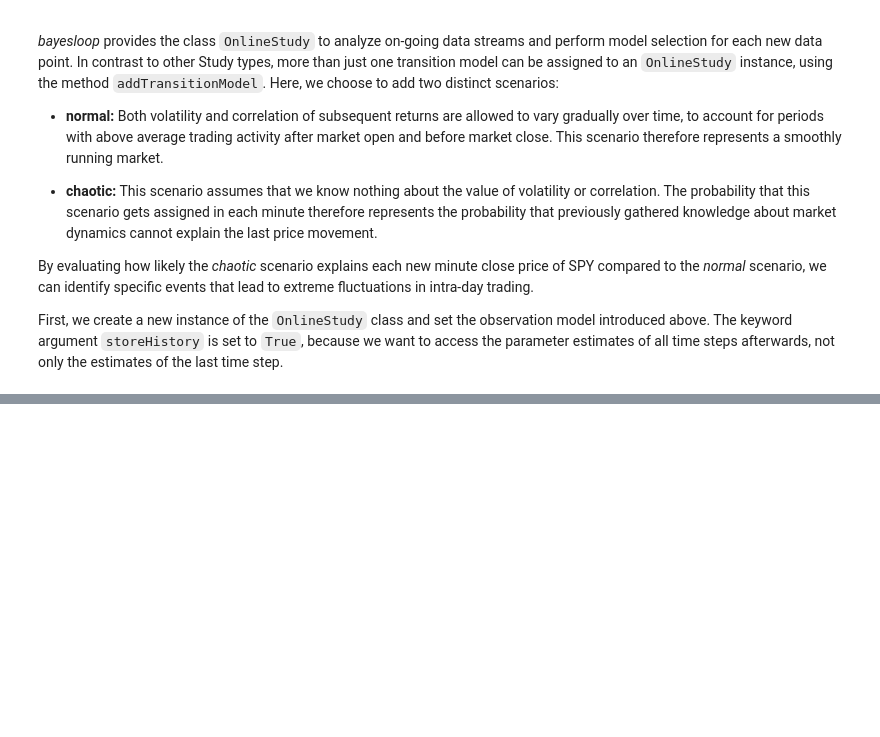
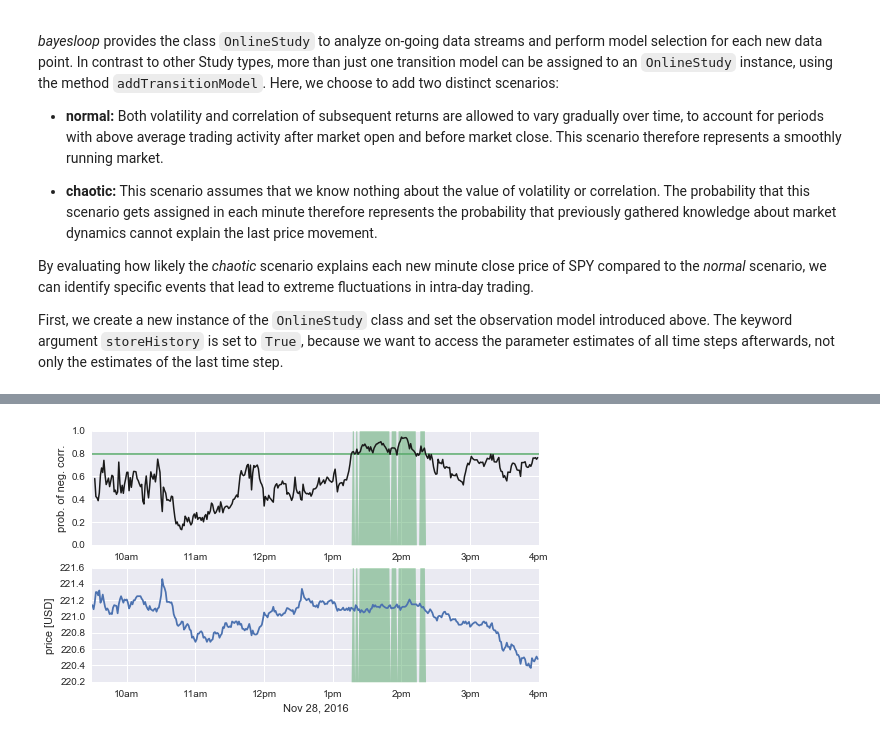
Before and after one commit to christophmark/bayesloop, a Jupyter notebook: docs/source/examples/stockmarketfluctuations.ipynb, the cells around one changed output, grey strips where cells are left out. Saved outputs shown, nothing was run; the diff lists cells and outputs as text; code cells hidden in the pictures; blank space fills up the shorter version.

```diff
--- a/docs/source/examples/stockmarketfluctuations.ipynb
+++ b/docs/source/examples/stockmarketfluctuations.ipynb
@@ -267,0 +269,30 @@ This example has shown that *bayesloop*'s `OnlineStudy` class can identify perio
+# %%
+# extract parameter grid values (rho) and corresponding prob. values (p)
+rho, p = S.getParameterDistributions('rho')
+
+# evaluate Prob.(rho < 0) for all time steps
+p_neg_rho = np.sum(p[:, rho < 0], axis=1)
+
+# plotting
+plt.figure(figsize=(8, 4.5))
+plt.subplot(211)
+plt.axhline(y=0.8, lw=1.5, c='g')
+plt.plot(p_neg_rho, lw=1.5, c='k')
+plt.fill_between(np.arange(len(p_neg_rho)), 0, p_neg_rho > 0.8, lw=0, facecolor='g', alpha=0.5)
+
+plt.xticks([28, 88, 148, 208, 268, 328, 388],
+           ['10am', '11am', '12pm', '1pm', '2pm', '3pm', '4pm'])
+plt.ylabel('prob. of neg. corr.')
+plt.xlim([-2, 388])
+
+plt.subplot(212)
+plt.plot(prices)
+plt.fill_between(np.arange(2, len(p_neg_rho)+2), 220.2, 220.2 + (p_neg_rho > 0.8)*1.4, lw=0, facecolor='g', alpha=0.5)
+plt.ylabel('price [USD]')
+plt.xticks([30, 90, 150, 210, 270, 330, 390],
+           ['10am', '11am', '12pm', '1pm', '2pm', '3pm', '4pm'])
+plt.xlim([0, 390])
+plt.ylim([220.2, 221.6])
+plt.xlabel('Nov 28, 2016');
+# %% [output]
+[figure, added]
```
Also changed, not shown: parts of 40 cells of this notebook.
